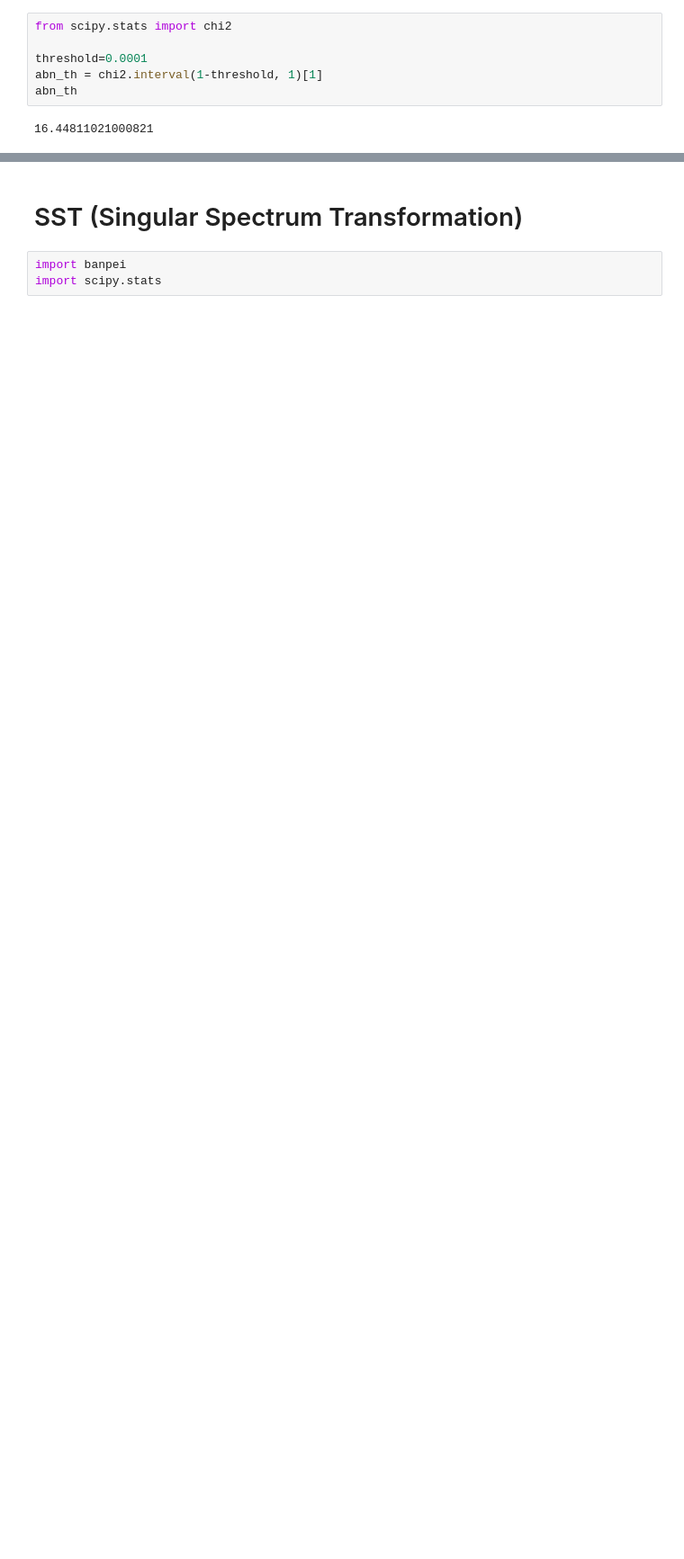
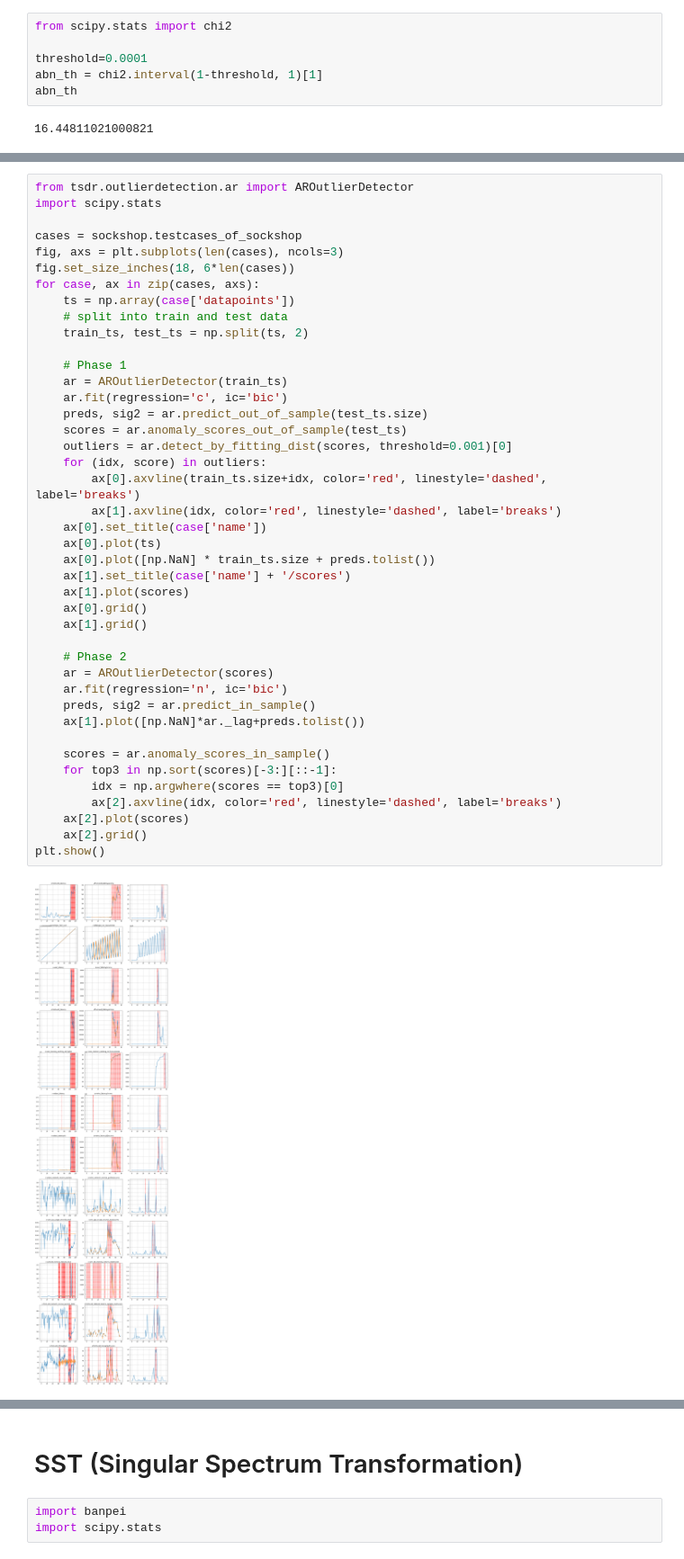
Before and after one commit to ai4sre/meltria-analyzer, a Jupyter notebook: notebooks/investigate_ar-based-ad_issue.ipynb, the cells around one changed output, grey strips where cells are left out. Shown at 90% size. Cells and saved outputs as stored; diff of their text form; blank space fills up the shorter version.

```diff
--- a/notebooks/investigate_ar-based-ad_issue.ipynb
+++ b/notebooks/investigate_ar-based-ad_issue.ipynb
@@ -221,0 +226,44 @@ plt.show()
+# %%
+from tsdr.outlierdetection.ar import AROutlierDetector
+import scipy.stats
+
+cases = sockshop.testcases_of_sockshop
+fig, axs = plt.subplots(len(cases), ncols=3)
+fig.set_size_inches(18, 6*len(cases))
+for case, ax in zip(cases, axs):
+    ts = np.array(case['datapoints'])
+    # split into train and test data
+    train_ts, test_ts = np.split(ts, 2)
+
+    # Phase 1
+    ar = AROutlierDetector(train_ts)
+    ar.fit(regression='c', ic='bic')
+    preds, sig2 = ar.predict_out_of_sample(test_ts.size)
+    scores = ar.anomaly_scores_out_of_sample(test_ts)
+    outliers = ar.detect_by_fitting_dist(scores, threshold=0.001)[0]
+    for (idx, score) in outliers:
+        ax[0].axvline(train_ts.size+idx, color='red', linestyle='dashed', label='breaks')
+        ax[1].axvline(idx, color='red', linestyle='dashed', label='breaks')
+    ax[0].set_title(case['name'])
+    ax[0].plot(ts)
+    ax[0].plot([np.NaN] * train_ts.size + preds.tolist())
+    ax[1].set_title(case['name'] + '/scores')
+    ax[1].plot(scores)
+    ax[0].grid()
+    ax[1].grid()
+
+    # Phase 2
+    ar = AROutlierDetector(scores)
+    ar.fit(regression='n', ic='bic')
+    preds, sig2 = ar.predict_in_sample()
+    ax[1].plot([np.NaN]*ar._lag+preds.tolist())
+
+    scores = ar.anomaly_scores_in_sample()
+    for top3 in np.sort(scores)[-3:][::-1]:
+        idx = np.argwhere(scores == top3)[0]
+        ax[2].axvline(idx, color='red', linestyle='dashed', label='breaks')
+    ax[2].plot(scores)
+    ax[2].grid()
+plt.show()
+# %% [output]
+[figure, added]
```
Also changed, not shown: parts of 5 cells of this notebook.
